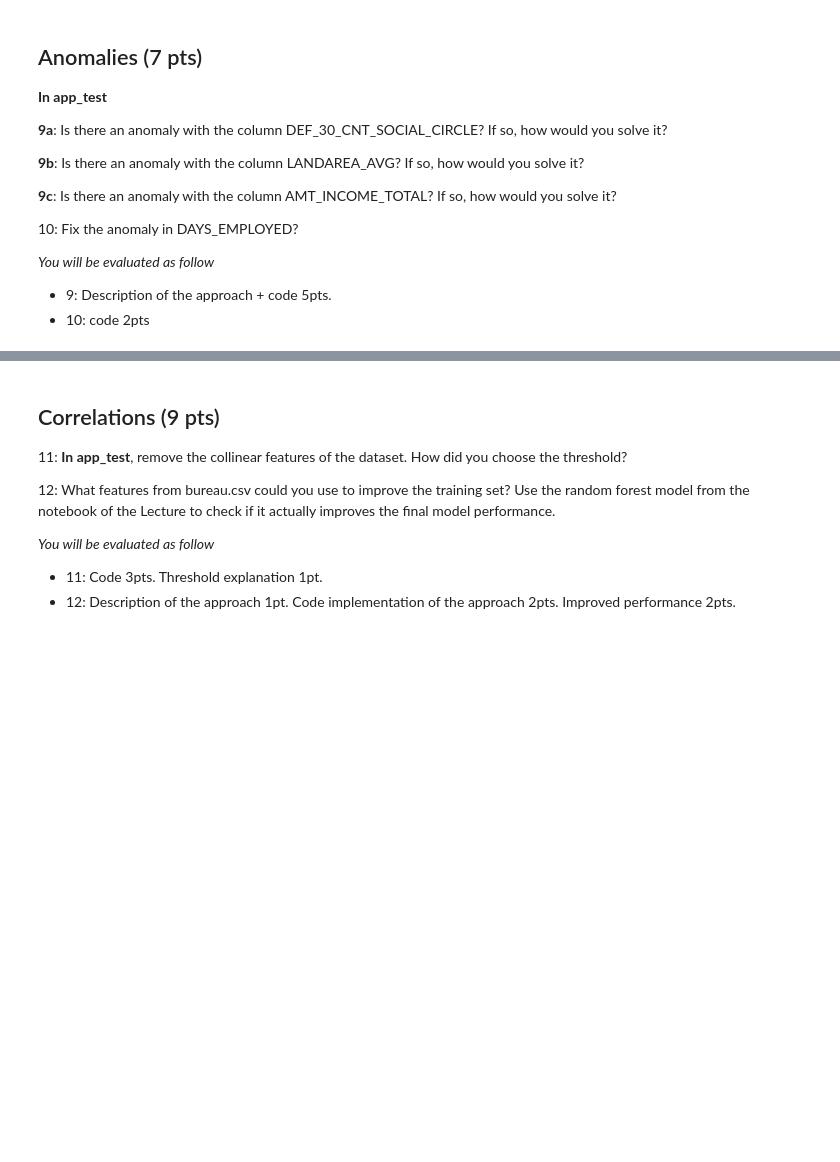
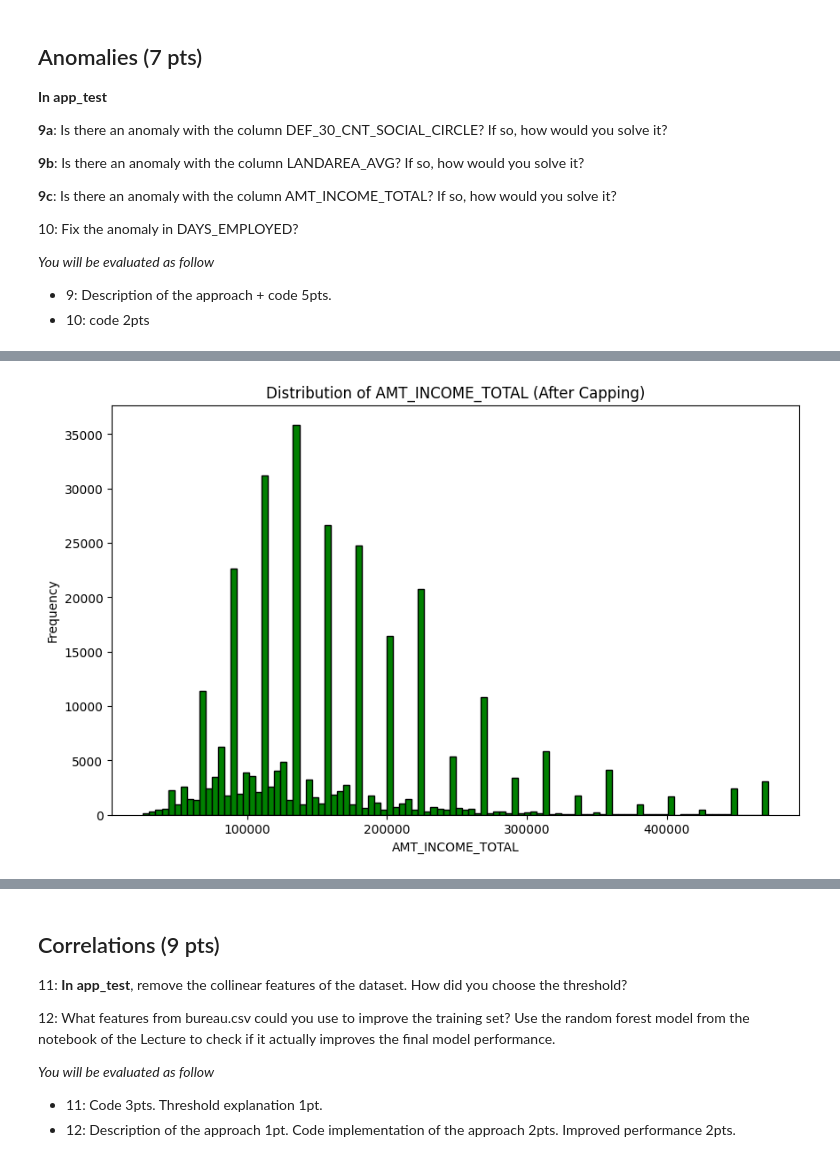
Before and after one commit to mina-naseh/applied-ml-mids-2024, a Jupyter notebook: Project_Part_1.ipynb, the cells around one changed output, grey strips where cells are left out. Saved outputs shown, nothing was run; the diff lists cells and outputs as text; code cells hidden in the pictures; blank space fills up the shorter version.

```diff
--- a/Project_Part_1.ipynb
+++ b/Project_Part_1.ipynb
@@ -1005,0 +1157,18 @@ Categorical columns to encode: ['CREDIT_ACTIVE', 'CREDIT_CURRENCY', 'CREDIT_TYPE
+# %%
+# Calculate the 99th percentile in the training set
+income_99th_percentile = app_train_transformed['AMT_INCOME_TOTAL'].quantile(0.99)
+
+# Cap the values in the training set at the 99th percentile
+app_train_transformed['AMT_INCOME_TOTAL'] = app_train_transformed['AMT_INCOME_TOTAL'].apply(
+    lambda x: income_99th_percentile if x > income_99th_percentile else x
+)
+
+# Plot a histogram after capping to see the effect
+plt.figure(figsize=(10, 6))
+plt.hist(app_train_transformed['AMT_INCOME_TOTAL'], bins=100, color='green', edgecolor='black')
+plt.title('Distribution of AMT_INCOME_TOTAL (After Capping)')
+plt.xlabel('AMT_INCOME_TOTAL')
+plt.ylabel('Frequency')
+plt.show()
+# %% [output]
+[figure, added]
```
Also changed, not shown: parts of 32 cells of this notebook.
